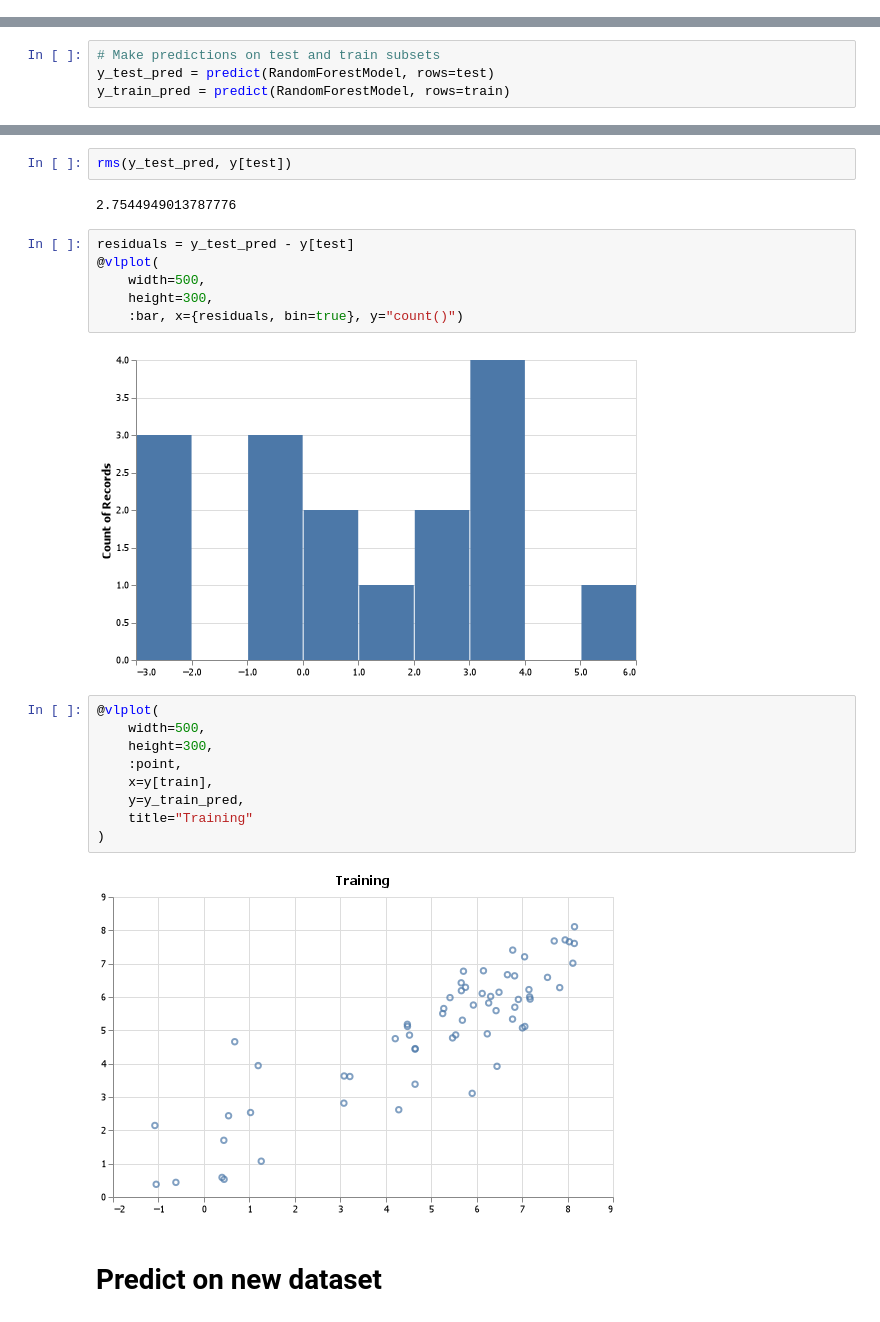
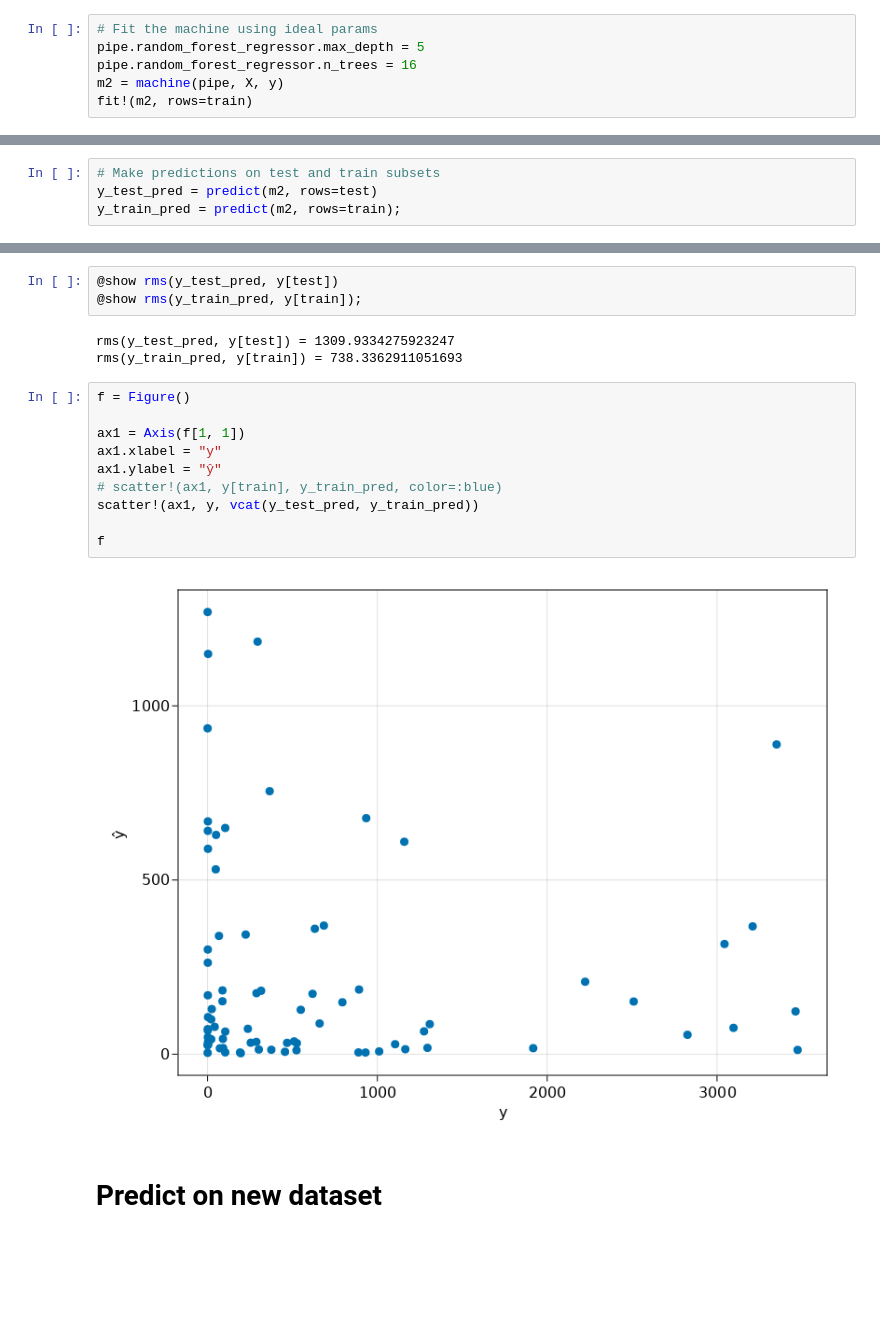
Before and after one commit to julionovoa/jl-sandbox, a Jupyter notebook: code/lichen-randomforestregressor.ipynb, the cells around one changed output, grey strips where cells are left out. Cells and saved outputs as stored; diff of their text form; blank space fills up the shorter version.

```diff
--- a/code/lichen-randomforestregressor.ipynb
+++ b/code/lichen-randomforestregressor.ipynb
@@ -81,0 +146,6 @@ Machine{Pipeline259,…} trained 1 time; caches data
+# %%
+# Fit the machine using ideal params
+pipe.random_forest_regressor.max_depth = 5
+pipe.random_forest_regressor.n_trees = 16
+m2 = machine(pipe, X, y)
+fit!(m2, rows=train)
@@ -96,4 +190,4 @@ Avg Depth:  8.7,)),)
 # %%
 # Make predictions on test and train subsets
-y_test_pred = predict(RandomForestModel, rows=test)
-y_train_pred = predict(RandomForestModel, rows=train)
+y_test_pred = predict(m2, rows=test)
+y_train_pred = predict(m2, rows=train);
@@ -118,25 +194,20 @@ y_train_pred = predict(RandomForestModel, rows=train)
-# %%
-rms(y_test_pred, y[test])
-# %% [output]
-2.7544949013787776
-# %%
-residuals = y_test_pred - y[test]
-@vlplot(
-    width=500,
-    height=300,
-    :bar, x={residuals, bin=true}, y="count()")
-# %% [output]
-[figure, removed]
-# %%
-@vlplot(
-    width=500,
-    height=300,
-    :point,
-    x=y[train],
-    y=y_train_pred,
-    title="Training"
-)
-# %% [output]
-[figure, removed]
+# %%
+@show rms(y_test_pred, y[test])
+@show rms(y_train_pred, y[train]);
+# %% [output]
+rms(y_test_pred, y[test]) = 1309.9334275923247
+rms(y_train_pred, y[train]) = 738.3362911051693
+# %%
+f = Figure()
+
+ax1 = Axis(f[1, 1])
+ax1.xlabel = "y"
+ax1.ylabel = "ŷ"
+# scatter!(ax1, y[train], y_train_pred, color=:blue)
+scatter!(ax1, y, vcat(y_test_pred, y_train_pred))
+
+f
+# %% [output]
+[figure, added]
 # %% [markdown]
 # Predict on new dataset
```
Also changed, not shown: parts of 27 cells of this notebook.
